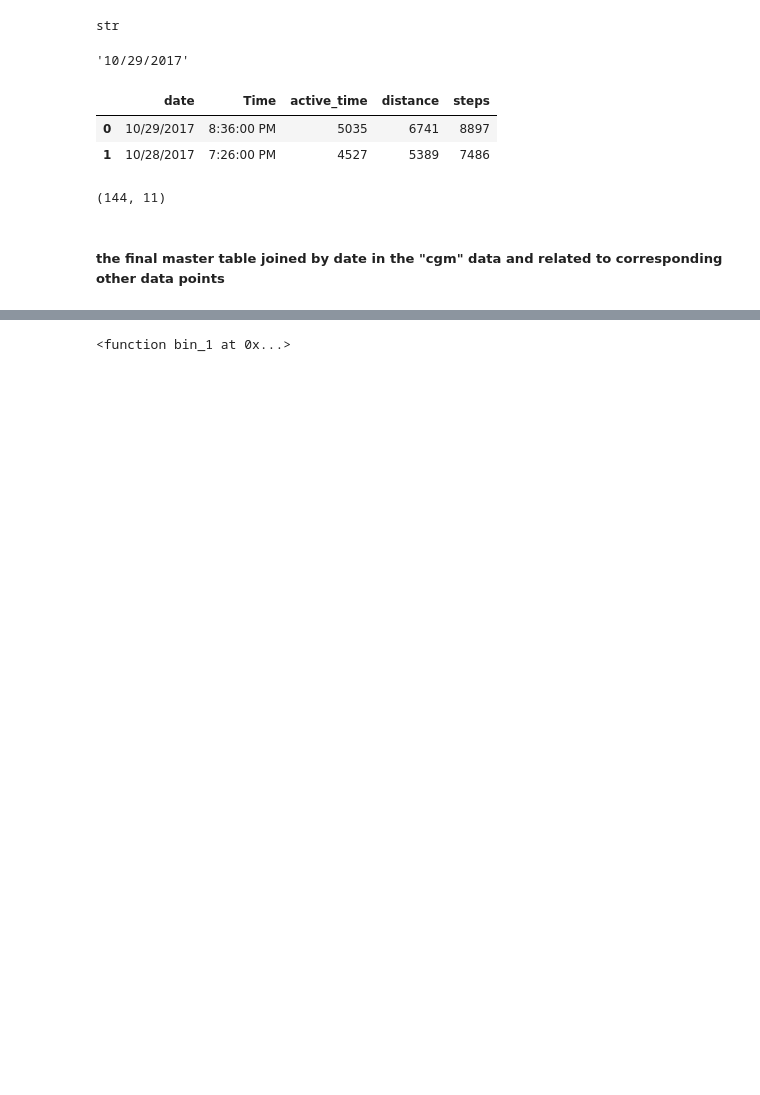
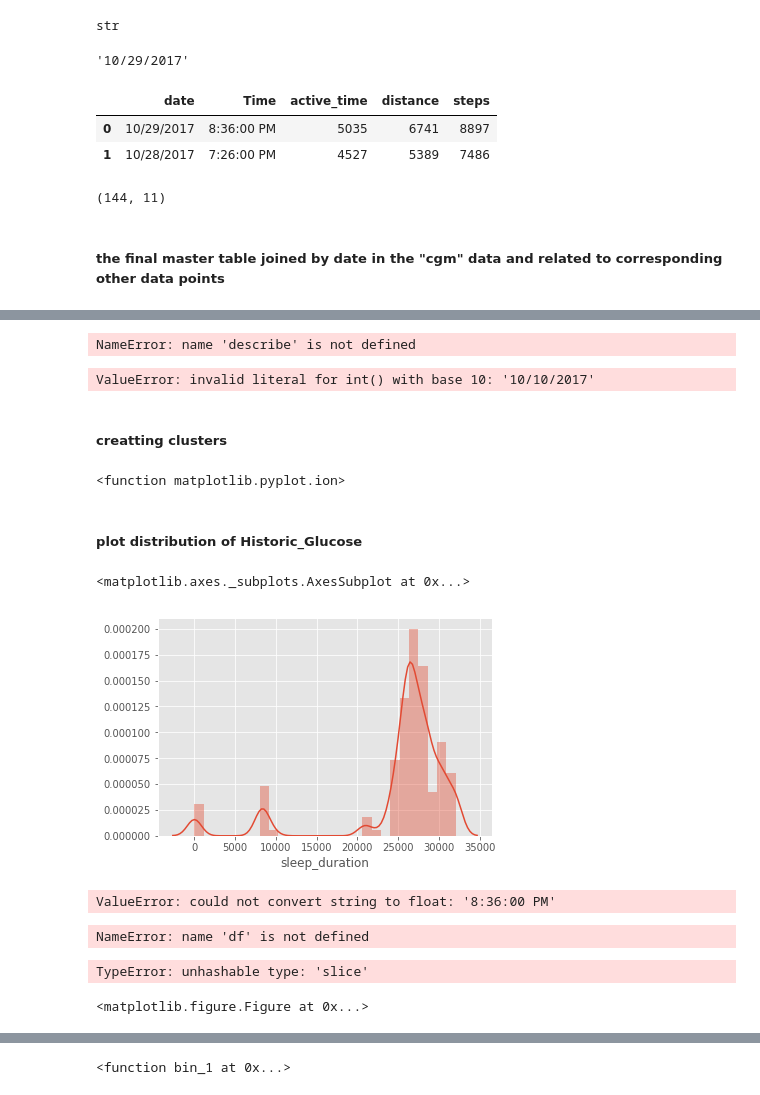
Before and after one commit to arunehealth/DiabeticProject, a Jupyter notebook: diabetic_worksheet.ipynb, the cells around one changed output, grey strips where cells are left out. Cells and saved outputs as stored; diff of their text form; code cells hidden in the pictures; blank space fills up the shorter version.

```diff
--- a/diabetic_worksheet.ipynb
+++ b/diabetic_worksheet.ipynb
@@ -313,0 +329,22 @@ cgm_beddit_location_steps.head(2)
+# %%
+describe(cgm_beddit_location_steps)
+# %% [output]
+NameError: name 'describe' is not defined
+# %%
+cgm_beddit_location_steps.loc[0,'date'] = int(cgm_beddit_location_steps.loc[0,'date'])
+# %% [output]
+ValueError: invalid literal for int() with base 10: '10/10/2017'
+# %% [markdown]
+##### creatting clusters
+# %%
+plt.style.use('ggplot')
+plt.ion
+# %% [output]
+<function matplotlib.pyplot.ion>
+# %% [markdown]
+##### plot distribution of Historic_Glucose
+# %%
+sns.distplot(cgm_beddit_location_steps['sleep_duration'])
+# %% [output]
+<matplotlib.axes._subplots.AxesSubplot at 0x...>
+[figure, added]
@@ -313,0 +358,22 @@ cgm_beddit_location_steps.head(2)
+# %%
+clf = tree.DecisionTreeRegressor(max_depth=2)
+clf = clf.fit(X_train, y_train)
+# %% [output]
+ValueError: could not convert string to float: '8:36:00 PM'
+# %%
+f_numeric = ['season', 'holiday', 'workingday', 'weather', 'temp','atemp', 'humidity', 'windspeed']
+target = ['count']
+X = df[f_numeric]
+y = df['count']
+# %% [output]
+NameError: name 'df' is not defined
+# %%
+for i in range(cgm_beddit_location_steps.shape[1]):
+    for j in range(i+1, cgm_beddit_location_steps.shape[1]):
+        fig = plt.figure()
+        plt.scatter(cgm_beddit_location_steps[:, i], cgm_beddit_location_steps[:, j])
+        plt.xlabel(cgm_datemean[i])
+        plt.ylabel(cgm_beddit_location_steps[j])
+# %% [output]
+TypeError: unhashable type: 'slice'
+<matplotlib.figure.Figure at 0x...>
```
Also changed, not shown: parts of 16 cells of this notebook.
